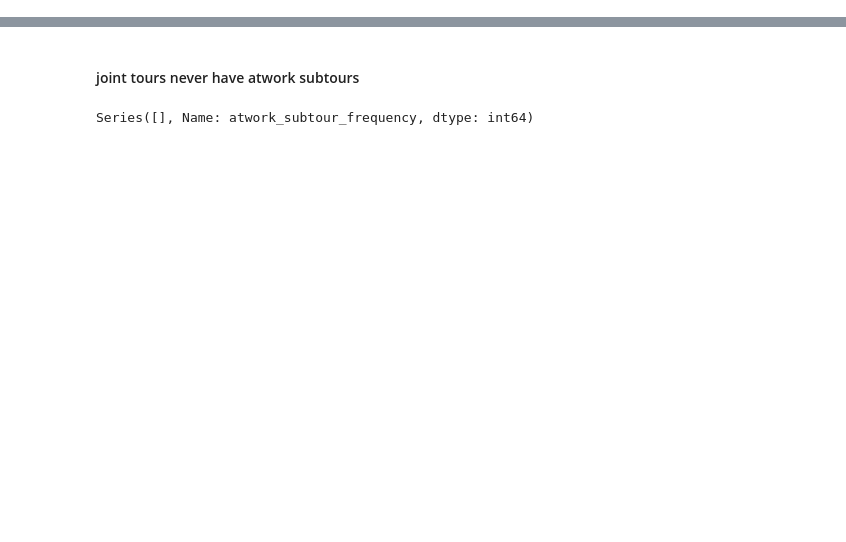
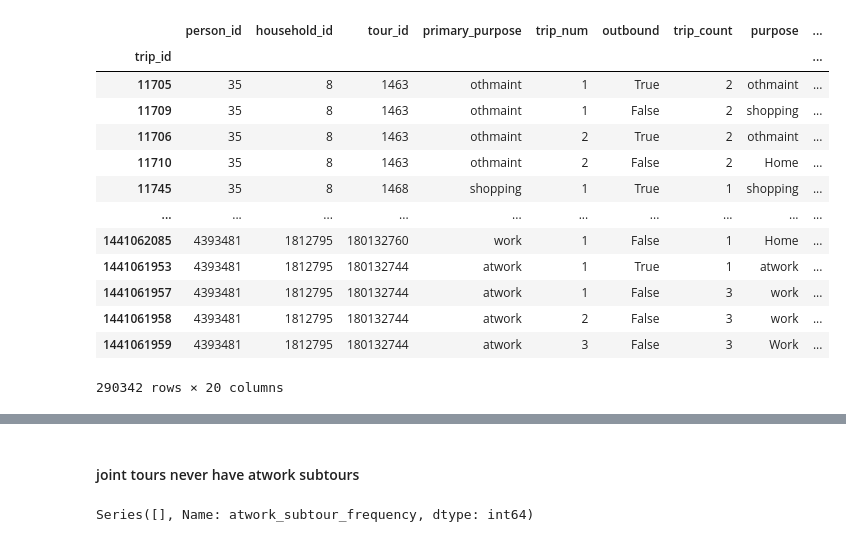
Before and after one commit to annitodd/activitysim, a Jupyter notebook: notebooks/joint_trips_exploration.ipynb, the cells around one changed output, grey strips where cells are left out. Cells and saved outputs as stored; diff of their text form; code cells hidden in the pictures; blank space fills up the shorter version.

```diff
--- a/notebooks/joint_trips_exploration.ipynb
+++ b/notebooks/joint_trips_exploration.ipynb
@@ -82,0 +180,4 @@ Name: tour_mode, dtype: int64
+# %%
+%%time
+unordered_trips['max_outbound_departure'] = list(zip(unordered_trips['person_id'], unordered_trips['tour_id']))
+unordered_trips['max_outbound_departure'] = unordered_trips['max_outbound_departure'].map(max_outbound_person_departures)
@@ -82,0 +196,2 @@ Name: tour_mode, dtype: int64
+# %%
+unordered_trips['earliest'] = unordered_trips['tour_start']
@@ -82,0 +204,2 @@ Name: tour_mode, dtype: int64
+# %%
+unordered_trips['earliest'] = unordered_trips[['earliest', 'max_outbound_departure']].max(axis=1)
@@ -82,0 +233,3 @@ Name: tour_mode, dtype: int64
+# %%
+%%time
+unordered_trips['max_outbound_departure'] = unordered_trips.person_id.map(max_outbound_person_departures)
@@ -82,0 +244,17 @@ Name: tour_mode, dtype: int64
+# %%
+unordered_trips
+# %% [output]
+|  | person_id | household_id | tour_id | primary_purpose | trip_num | outbound | trip_count | purpose | ... |
+| trip_id |  |  |  |  |  |  |  |  | ... |
+| 11705 | 35 | 8 | 1463 | othmaint | 1 | True | 2 | othmaint | ... |
+| 11709 | 35 | 8 | 1463 | othmaint | 1 | False | 2 | shopping | ... |
+| 11706 | 35 | 8 | 1463 | othmaint | 2 | True | 2 | othmaint | ... |
+| 11710 | 35 | 8 | 1463 | othmaint | 2 | False | 2 | Home | ... |
+| 11745 | 35 | 8 | 1468 | shopping | 1 | True | 1 | shopping | ... |
+| ... | ... | ... | ... | ... | ... | ... | ... | ... | ... |
+| 1441062085 | 4393481 | 1812795 | 180132760 | work | 1 | False | 1 | Home | ... |
+| 1441061953 | 4393481 | 1812795 | 180132744 | atwork | 1 | True | 1 | atwork | ... |
+| 1441061957 | 4393481 | 1812795 | 180132744 | atwork | 1 | False | 3 | work | ... |
+| 1441061958 | 4393481 | 1812795 | 180132744 | atwork | 2 | False | 3 | work | ... |
+| 1441061959 | 4393481 | 1812795 | 180132744 | atwork | 3 | False | 3 | Work | ... |
+290342 rows × 20 columns
```
Also changed, not shown: parts of 110 cells of this notebook, 5 other files.
